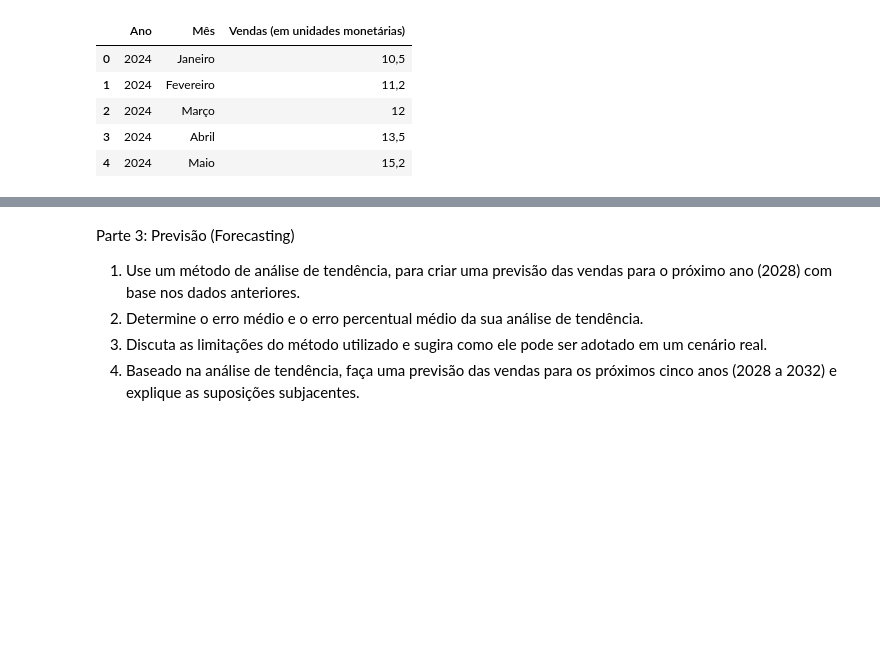
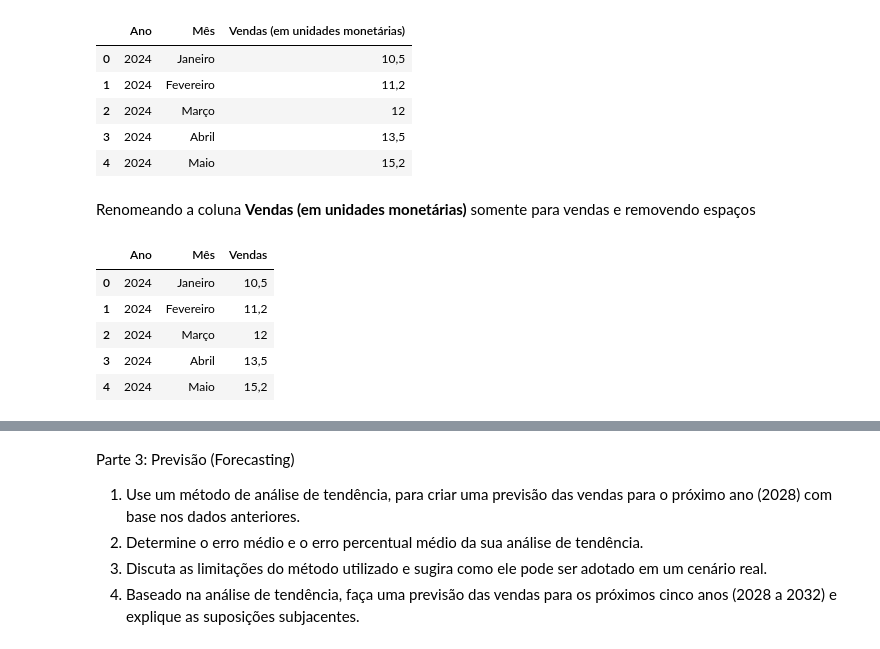
Before and after one commit to danlamberg/DS_Analise-Monovariada, a Jupyter notebook: DS_Análise_Monovariada.ipynb, the cells around one changed output, grey strips where cells are left out. Saved outputs shown, nothing was run; the diff lists cells and outputs as text; code cells hidden in the pictures; blank space fills up the shorter version.

```diff
--- a/DS_Análise_Monovariada.ipynb
+++ b/DS_Análise_Monovariada.ipynb
@@ -45,3 +45,16 @@ df.head()
 | 2 | 2024 | Março | 12 |
 | 3 | 2024 | Abril | 13,5 |
 | 4 | 2024 | Maio | 15,2 |
+# %% [markdown]
+Renomeando a coluna **Vendas (em unidades monetárias)** somente para vendas e removendo espaços
+# %%
+df.rename(columns=lambda x: x.replace(' (em unidades monetárias)', ''), inplace=True)
+df.rename(columns=lambda x: x.strip().replace(" %", ""), inplace=True)
+df.head()
+# %% [output]
+|  | Ano | Mês | Vendas |
+| 0 | 2024 | Janeiro | 10,5 |
+| 1 | 2024 | Fevereiro | 11,2 |
+| 2 | 2024 | Março | 12 |
+| 3 | 2024 | Abril | 13,5 |
+| 4 | 2024 | Maio | 15,2 |
```
Also changed, not shown: parts of 27 cells of this notebook.
